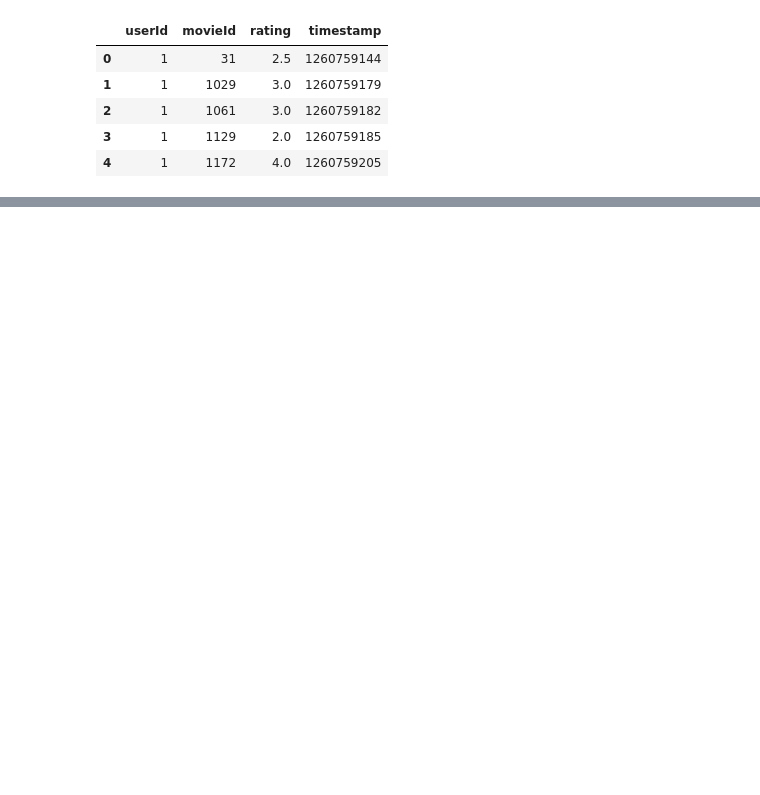
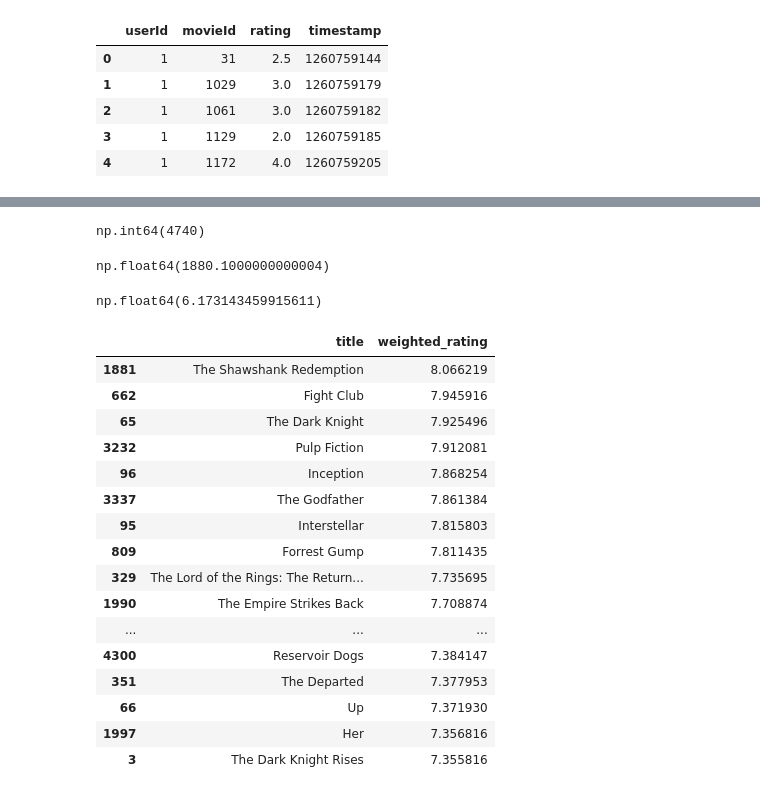
Before and after one commit to arwinnahidi156/movies_reccomendation, a Jupyter notebook: notebooks/movies.ipynb, the cells around one changed output, grey strips where cells are left out. Cells and saved outputs as stored; diff of their text form; code cells hidden in the pictures; blank space fills up the shorter version.

```diff
--- a/notebooks/movies.ipynb
+++ b/notebooks/movies.ipynb
@@ -35,0 +162,43 @@ movies.head()
+# %%
+(movies_filtered_2['vote_count']!=0).sum()
+# %% [output]
+np.int64(4740)
+# %%
+m=movies_filtered_2['vote_count'].quantile(0.9)
+m
+# %% [output]
+np.float64(1880.1000000000004)
+# %%
+C=movies_filtered_2['vote_average'].mean()
+C
+# %% [output]
+np.float64(6.173143459915611)
+# %%
+def weighted_rating(df,m=m,C=C):
+  R=df['vote_average']
+  v=df['vote_count']
+  wr=(v/(v+m))*R + (m/(m+v))*C
+  return wr
+# %%
+
+movies_filtered_2['weighted_rating']=movies_filtered_2.apply(weighted_rating,axis=1)
+# %%
+movies_filtered_2.sort_values(by="weighted_rating",ascending=False)[['title','weighted_rating']].head(50)
+# %% [output]
+|  | title | weighted_rating |
+| 1881 | The Shawshank Redemption | 8.066219 |
+| 662 | Fight Club | 7.945916 |
+| 65 | The Dark Knight | 7.925496 |
+| 3232 | Pulp Fiction | 7.912081 |
+| 96 | Inception | 7.868254 |
+| 3337 | The Godfather | 7.861384 |
+| 95 | Interstellar | 7.815803 |
+| 809 | Forrest Gump | 7.811435 |
+| 329 | The Lord of the Rings: The Return... | 7.735695 |
+| 1990 | The Empire Strikes Back | 7.708874 |
+| ... | ... | ... |
+| 4300 | Reservoir Dogs | 7.384147 |
+| 351 | The Departed | 7.377953 |
+| 66 | Up | 7.371930 |
+| 1997 | Her | 7.356816 |
+| 3 | The Dark Knight Rises | 7.355816 |
```
Also changed, not shown: parts of 15 cells of this notebook, 2 other files.
